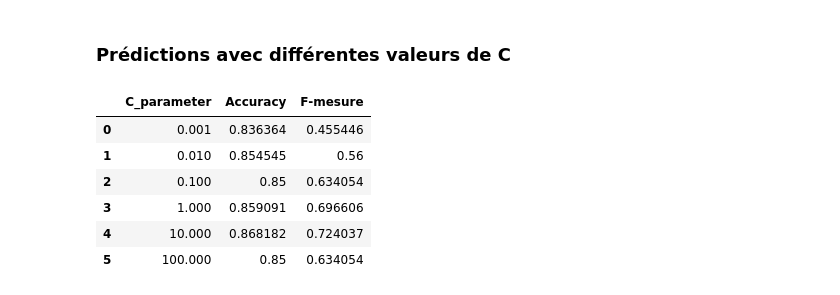
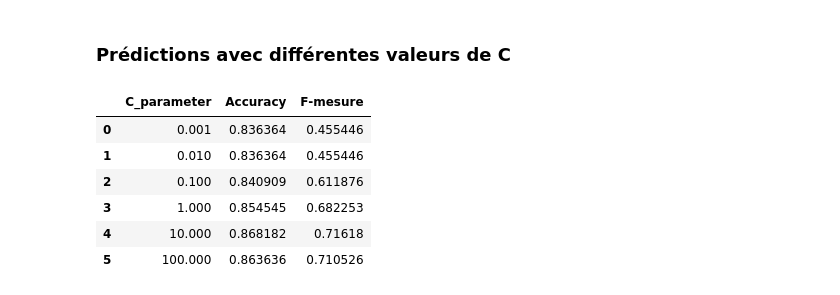
Before and after one commit to MrRachidK/Brief-10-Employees-Turnover, a Jupyter notebook: notebook/reshaped_model.ipynb, the cells around one changed output. Saved outputs shown, nothing was run; the diff lists cells and outputs as text; code cells hidden in the pictures.

Commit message:
Penalty

```diff
--- a/notebook/reshaped_model.ipynb
+++ b/notebook/reshaped_model.ipynb
@@ -368,30 +368,31 @@ Name: Predictions, dtype: int64
 # %%
 C_param_range = [0.001,0.01,0.1,1,10,100]
 
-sepal_acc_table = pd.DataFrame(columns = ['C_parameter','Accuracy', 'F-mesure'])
-sepal_acc_table['C_parameter'] = C_param_range
+results_table = pd.DataFrame(columns = ['C_parameter','Accuracy', 'F-mesure'])
+results_table['C_parameter'] = C_param_range
 
 j = 0
+
 for i in C_param_range:
 
     # Apply logistic regression model to training data
-    lr = LogisticRegression(solver='liblinear', penalty = 'l2', C = i,random_state = 0)
+    lr = LogisticRegression(solver='liblinear', penalty = 'l1', C = i,random_state = 0)
     lr.fit(X_train,y_train)
 
     # Predict using model
-    y_pred_sepal = lr.predict(X_test)
+    y_pred = lr.predict(X_test)
 
     # Saving accuracy score in table
-    sepal_acc_table.iloc[j,1] = accuracy_score(y_test,y_pred_sepal)
-    sepal_acc_table.iloc[j,2] = f1_score(y_test,y_pred_sepal, average="macro")
+    results_table.iloc[j,1] = accuracy_score(y_test,y_pred)
+    results_table.iloc[j,2] = f1_score(y_test,y_pred, average="macro")
     j += 1
-# %%
-sepal_acc_table
-# %% [output]
-|  | C_parameter | Accuracy | F-mesure |
-| 0 | 0.001 | 0.836364 | 0.455446 |
-| 1 | 0.010 | 0.854545 | 0.56 |
-| 2 | 0.100 | 0.85 | 0.634054 |
-| 3 | 1.000 | 0.859091 | 0.696606 |
-| 4 | 10.000 | 0.868182 | 0.724037 |
-| 5 | 100.000 | 0.85 | 0.634054 |
+# %%
+results_table
+# %% [output]
+|  | C_parameter | Accuracy | F-mesure |
+| 0 | 0.001 | 0.836364 | 0.455446 |
+| 1 | 0.010 | 0.836364 | 0.455446 |
+| 2 | 0.100 | 0.840909 | 0.611876 |
+| 3 | 1.000 | 0.854545 | 0.682253 |
+| 4 | 10.000 | 0.868182 | 0.71618 |
+| 5 | 100.000 | 0.863636 | 0.710526 |
```
Also changed, not shown: parts of 2 cells of this notebook.
